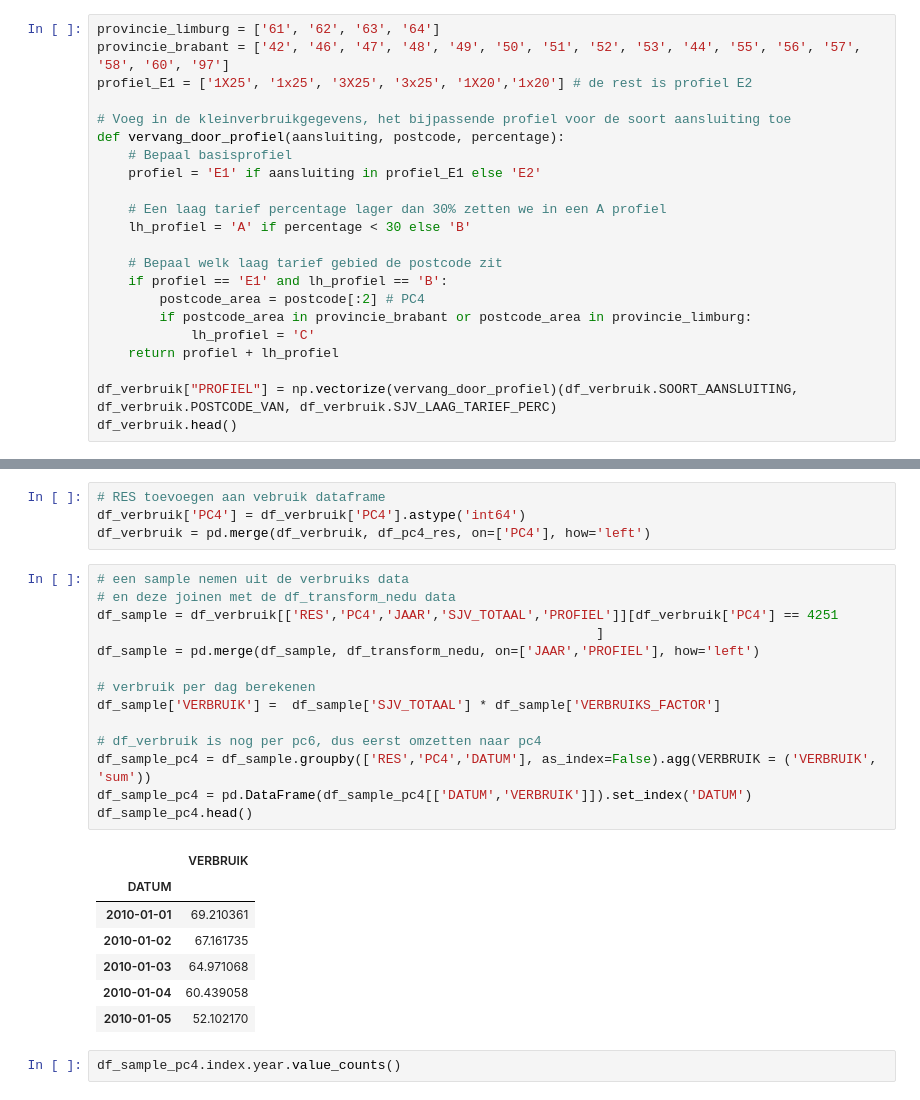
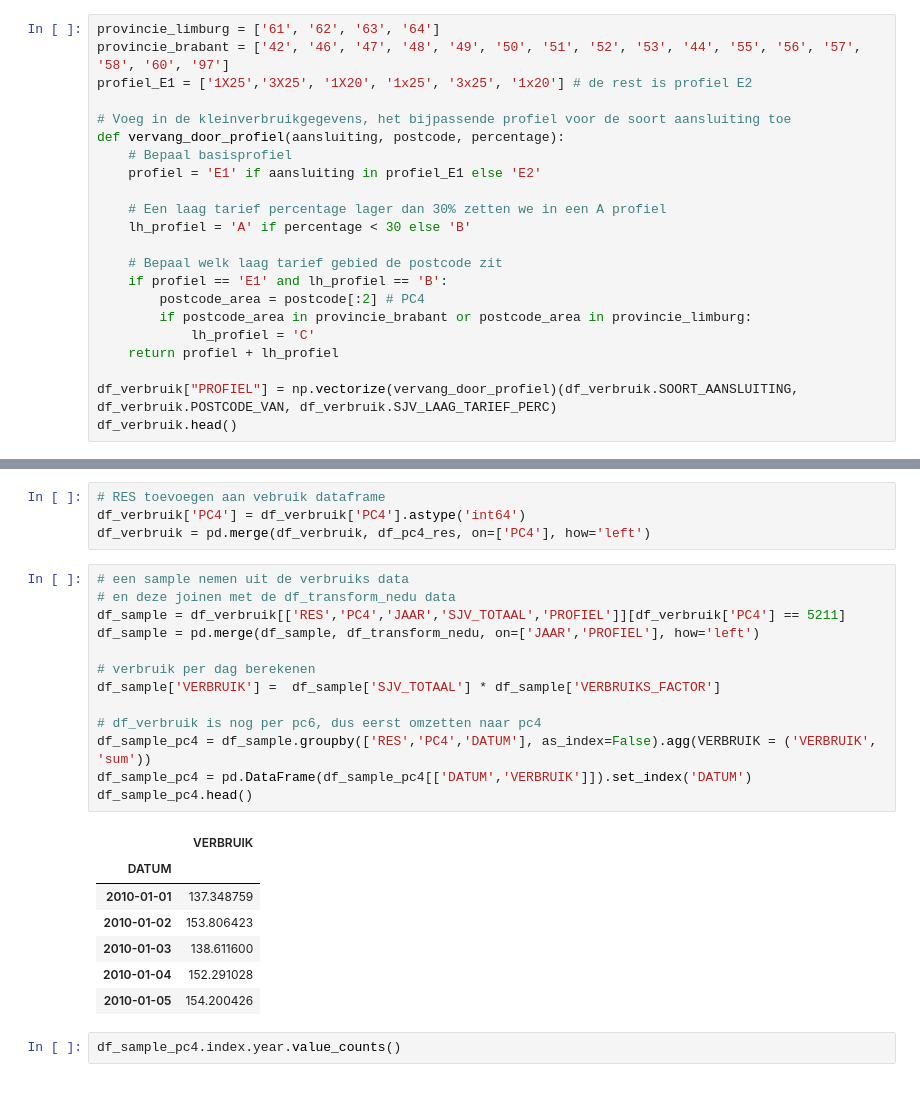
Before and after one commit to processminery/jads_enexis, a Jupyter notebook: notebooks/Kleinverbruik x NEDU.ipynb, the cells around one changed output, grey strips where cells are left out. Cells and saved outputs as stored; diff of their text form.

```diff
--- a/notebooks/Kleinverbruik x NEDU.ipynb
+++ b/notebooks/Kleinverbruik x NEDU.ipynb
@@ -61,7 +56,7 @@ array([25.  , 10.  , 34.  , ..., 71.81, 71.08, 78.39])
 # %%
 provincie_limburg = ['61', '62', '63', '64']
 provincie_brabant = ['42', '46', '47', '48', '49', '50', '51', '52', '53', '44', '55', '56', '57', '58', '60', '97']
-profiel_E1 = ['1X25', '1x25', '3X25', '3x25', '1X20','1x20'] # de rest is profiel E2
+profiel_E1 = ['1X25','3X25', '1X20', '1x25', '3x25', '1x20'] # de rest is profiel E2
 
 # Voeg in de kleinverbruikgegevens, het bijpassende profiel voor de soort aansluiting toe
 def vervang_door_profiel(aansluiting, postcode, percentage):
@@ -165,25 +160,24 @@ df_verbruik = pd.merge(df_verbruik, df_pc4_res, on=['PC4'], how='left')
 # %%
 # een sample nemen uit de verbruiks data
 # en deze joinen met de df_transform_nedu data
-df_sample = df_verbruik[['RES','PC4','JAAR','SJV_TOTAAL','PROFIEL']][df_verbruik['PC4'] == 4251
-                                                                ]
+df_sample = df_verbruik[['RES','PC4','JAAR','SJV_TOTAAL','PROFIEL']][df_verbruik['PC4'] == 5211]
 df_sample = pd.merge(df_sample, df_transform_nedu, on=['JAAR','PROFIEL'], how='left')
 
 # verbruik per dag berekenen
 df_sample['VERBRUIK'] =  df_sample['SJV_TOTAAL'] * df_sample['VERBRUIKS_FACTOR']
 
 # df_verbruik is nog per pc6, dus eerst omzetten naar pc4
 df_sample_pc4 = df_sample.groupby(['RES','PC4','DATUM'], as_index=False).agg(VERBRUIK = ('VERBRUIK', 'sum'))
 df_sample_pc4 = pd.DataFrame(df_sample_pc4[['DATUM','VERBRUIK']]).set_index('DATUM')
 df_sample_pc4.head()
 # %% [output]
 |  | VERBRUIK |
 | DATUM |  |
-| 2010-01-01 | 69.210361 |
-| 2010-01-02 | 67.161735 |
-| 2010-01-03 | 64.971068 |
-| 2010-01-04 | 60.439058 |
-| 2010-01-05 | 52.102170 |
+| 2010-01-01 | 137.348759 |
+| 2010-01-02 | 153.806423 |
+| 2010-01-03 | 138.611600 |
+| 2010-01-04 | 152.291028 |
+| 2010-01-05 | 154.200426 |
 # %%
 df_sample_pc4.index.year.value_counts()
 # %% [output]
```
Also changed, not shown: parts of 11 cells of this notebook, 2 other files.
